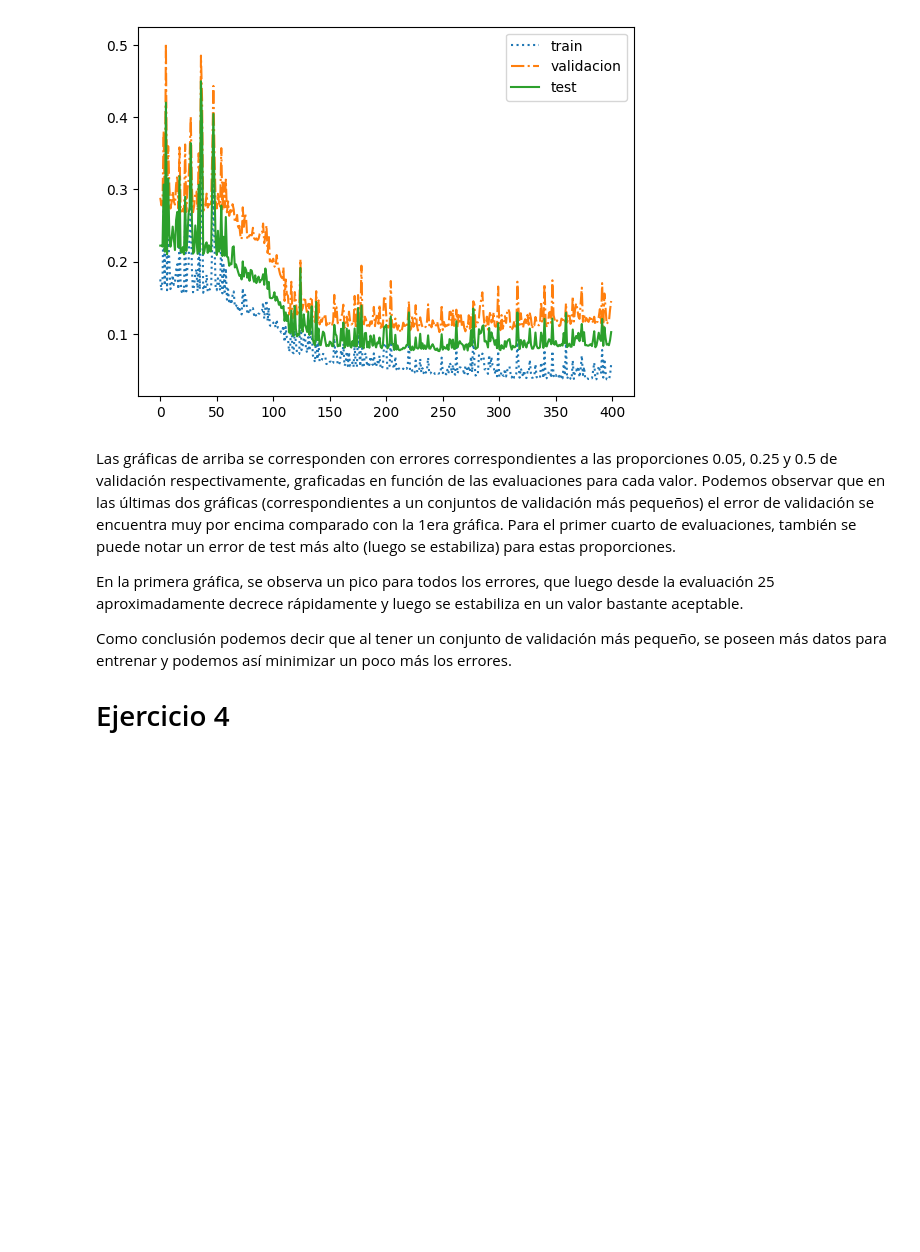
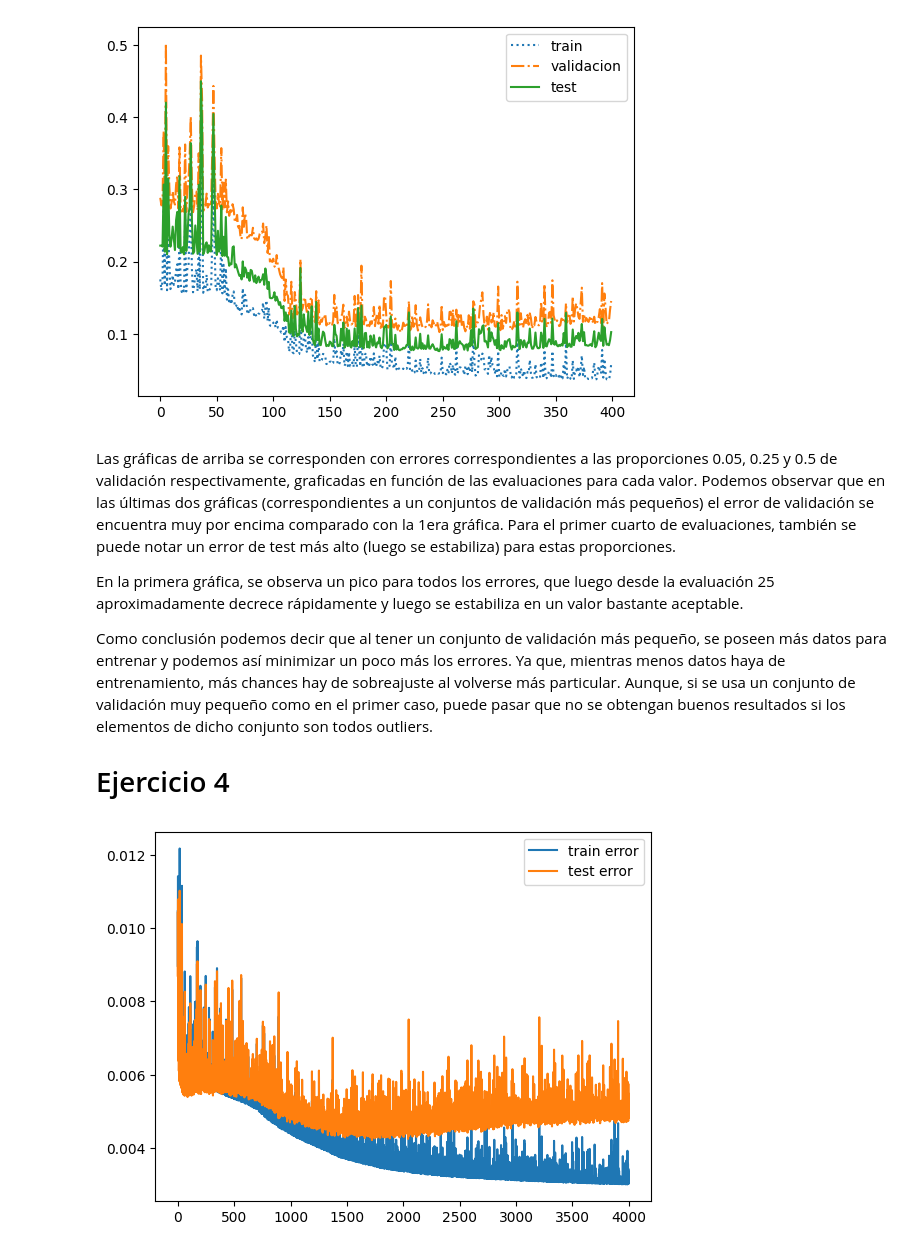
Before and after one commit to alduzarate/MachineLearning, a Jupyter notebook: TP2/ANN.ipynb, the cells around one changed output. Saved outputs shown, nothing was run; the diff lists cells and outputs as text; code cells hidden in the pictures; blank space fills up the shorter version.

```diff
--- a/TP2/ANN.ipynb
+++ b/TP2/ANN.ipynb
@@ -294,7 +294,7 @@ Las gráficas de arriba se corresponden con errores correspondientes a las propo
 
 En la primera gráfica, se observa un pico para todos los errores, que luego desde la evaluación 25 aproximadamente decrece rápidamente y luego se estabiliza en un valor bastante aceptable.
 
-Como conclusión podemos decir que al tener un conjunto de validación más pequeño, se poseen más datos para entrenar y podemos así minimizar un poco más los errores.
+Como conclusión podemos decir que al tener un conjunto de validación más pequeño, se poseen más datos para entrenar y podemos así minimizar un poco más los errores. Ya que, mientras menos datos haya de entrenamiento, más chances hay de sobreajuste al volverse más particular. Aunque, si se usa un conjunto de validación muy pequeño como en el primer caso, puede pasar que no se obtengan buenos resultados si los elementos de dicho conjunto son todos outliers.
 
 # Ejercicio 4
 # %%
@@ -386,9 +386,11 @@ df_errors.to_csv(path)
 #files.download(path)
 # %%
 evaluaciones = range(4000)
-datos_errores = pd.read_csv('ej3/datos_errores_bestgamma_?.csv')
+datos_errores = pd.read_csv('ej4/datos_errores_bestgamma_1e-06.csv')
 datos_errores = datos_errores.drop('Unnamed: 0', axis=1)
 plt.plot(evaluaciones, datos_errores['e_train'], label = 'train error')
 plt.plot(evaluaciones, datos_errores['e_test'], label = 'test error')
 plt.legend()
 plt.show()
+# %% [output]
+[figure, added]
```
Also changed, not shown: parts of 13 cells of this notebook, 2 other files.
